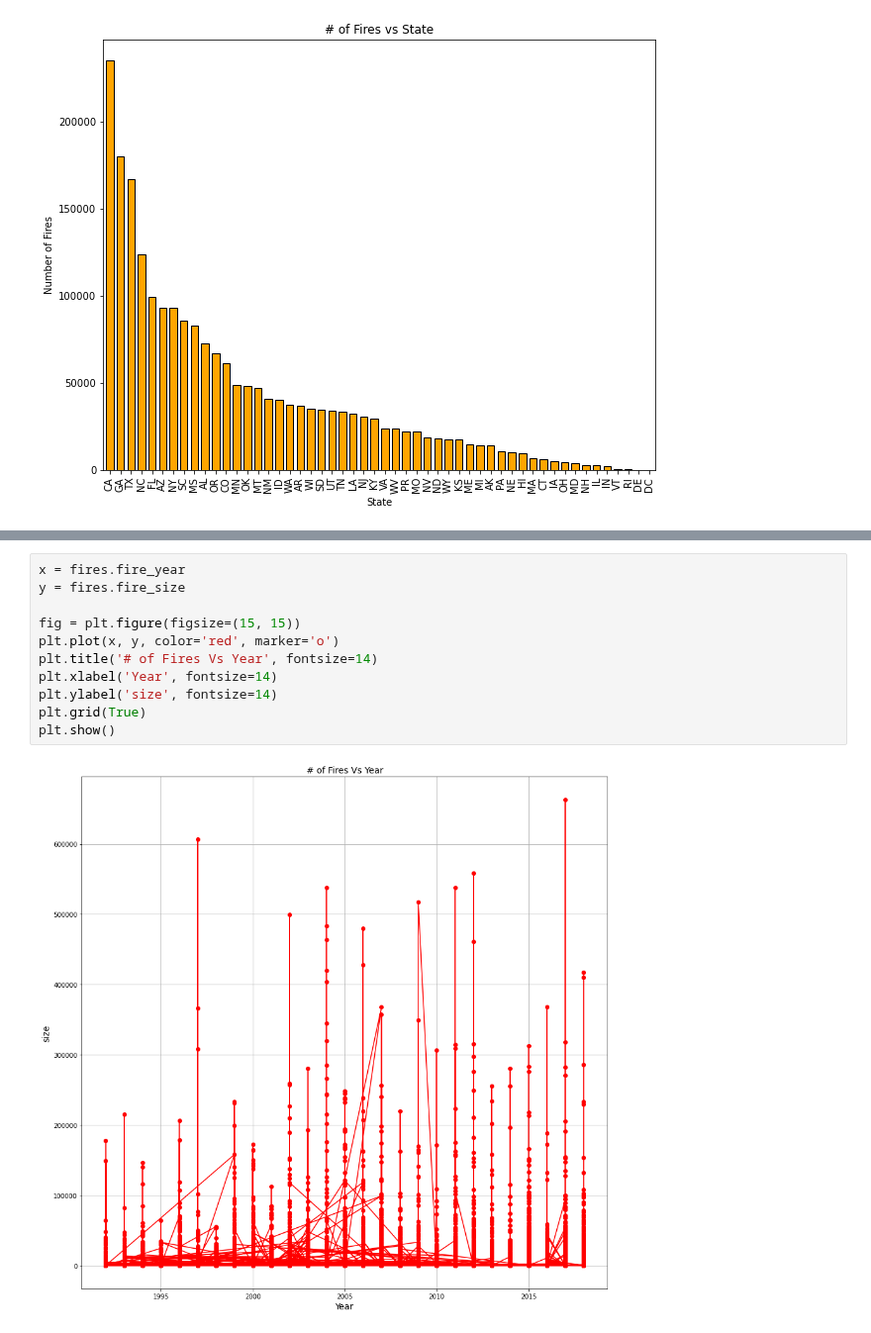
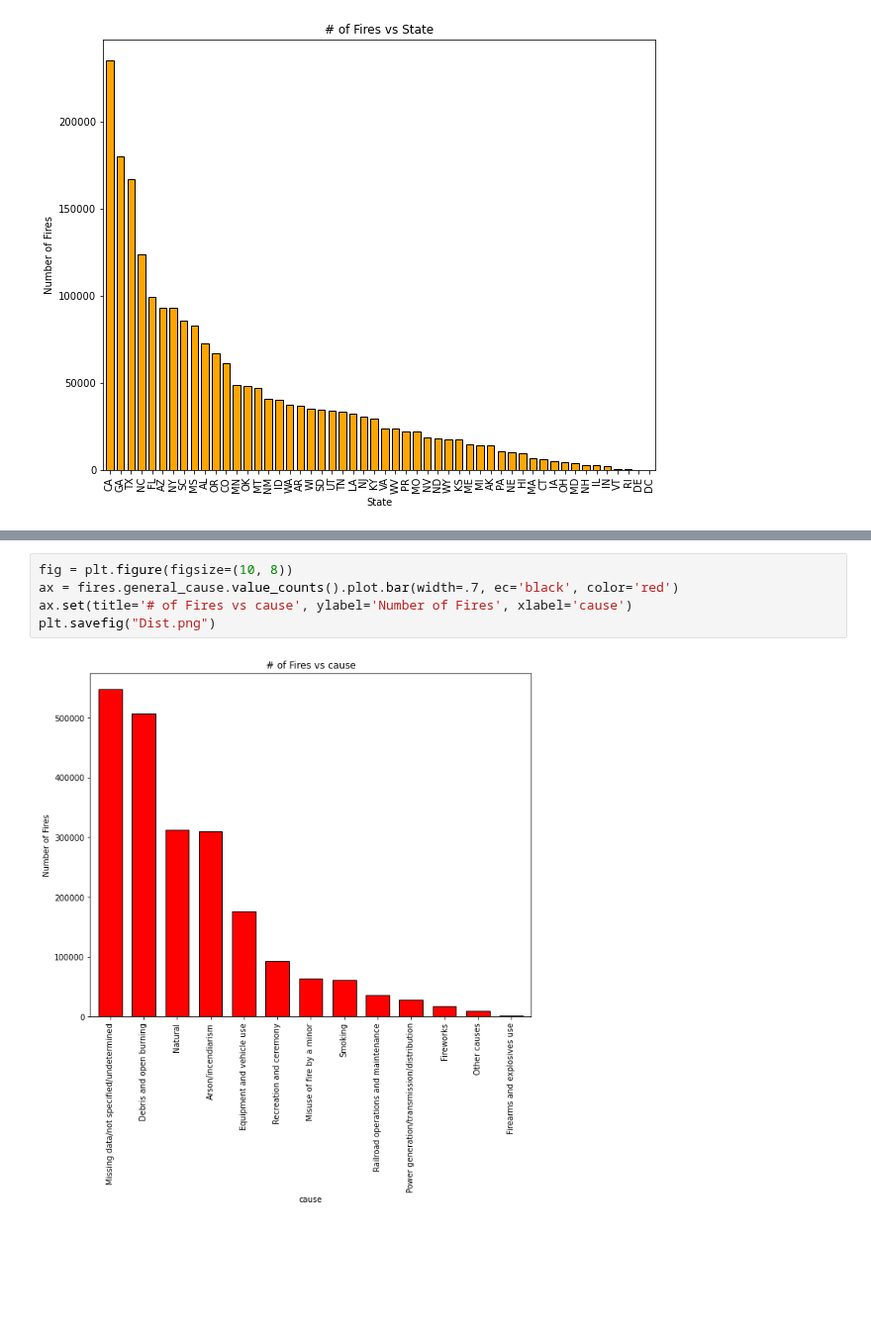
Before and after one commit to Dames-Researching-Flames/Sound-the-Alarm, a Jupyter notebook: Individual Works/kristine_workbook.ipynb, the cells around one changed output, grey strips where cells are left out. Shown at 99% size. Drawn from its saved outputs; the diff is of its cells as text; blank space fills up the shorter version.

```diff
--- a/Individual Works/kristine_workbook.ipynb
+++ b/Individual Works/kristine_workbook.ipynb
@@ -90,13 +73,7 @@ sorted_df
-# %%
-x = fires.fire_year
-y = fires.fire_size
-
-fig = plt.figure(figsize=(15, 15))
-plt.plot(x, y, color='red', marker='o')
-plt.title('# of Fires Vs Year', fontsize=14)
-plt.xlabel('Year', fontsize=14)
-plt.ylabel('size', fontsize=14)
-plt.grid(True)
-plt.show()
-# %% [output]
-[figure, removed]
+# %%
+fig = plt.figure(figsize=(10, 8))
+ax = fires.general_cause.value_counts().plot.bar(width=.7, ec='black', color='red')
+ax.set(title='# of Fires vs cause', ylabel='Number of Fires', xlabel='cause')
+plt.savefig("Dist.png")
+# %% [output]
+[figure, added]
```
Also changed, not shown: parts of 7 cells of this notebook.
